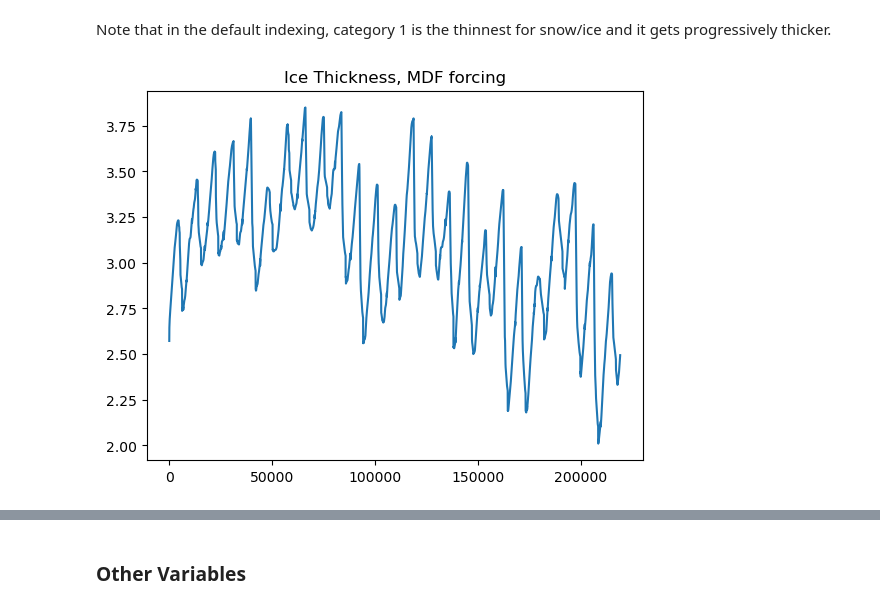
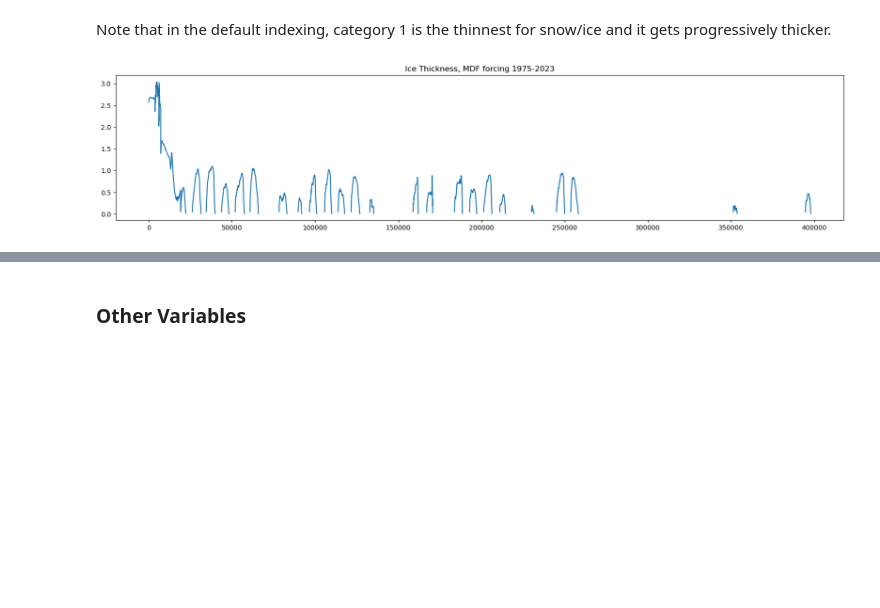
Before and after one commit to DavidGrahamCo/icepack_ML, a Jupyter notebook: notebooks/00.5variable_exploration.ipynb, the cells around one changed output, grey strips where cells are left out. Saved outputs shown, nothing was run; the diff lists cells and outputs as text; code cells hidden in the pictures; blank space fills up the shorter version.

Commit message:
rewrote notebooks for new forcing, moving on to initial training

```diff
--- a/notebooks/Exploring_Data.ipynb
+++ b/notebooks/00.5variable_exploration.ipynb
@@ -9,7 +9,7 @@ import nc_time_axis
 # %% [markdown]
 #### Minor Cleaning
 # %%
-ds=xr.open_dataset("/projects/dagr5998/icepack-dirs/runs/arctic_mdf_test/history/icepack.h.19750101.nc")
+ds=xr.open_dataset("/scratch/alpine/dagr5998/MDF_1/barents_set_0008/history/icepack.h.19750101.nc")
 ds=ds.sel(ni=3) # We care about the full ITD ice simulation, other ones aren't necessary
 # %% [markdown]
 ## Relevant Variable Exploration
@@ -51,11 +49,12 @@ plt.show()
 # %% [markdown]
 Note that in the default indexing, category 1 is the thinnest for snow/ice and it gets progressively thicker.
 # %%
+plt.figure(figsize=(20,4))
 plt.plot(ds["vice"]/ds["aice"])
-plt.title("Ice Thickness, MDF forcing 1975-2000")
+plt.title("Ice Thickness, MDF forcing 1975-2023")
 plt.show()
 # %% [output]
-[figure, old version]
+[figure, new version]
 # %%
 ds
 # %% [output]
```
Also changed, not shown: parts of 7 cells of this notebook, 22 other files.
